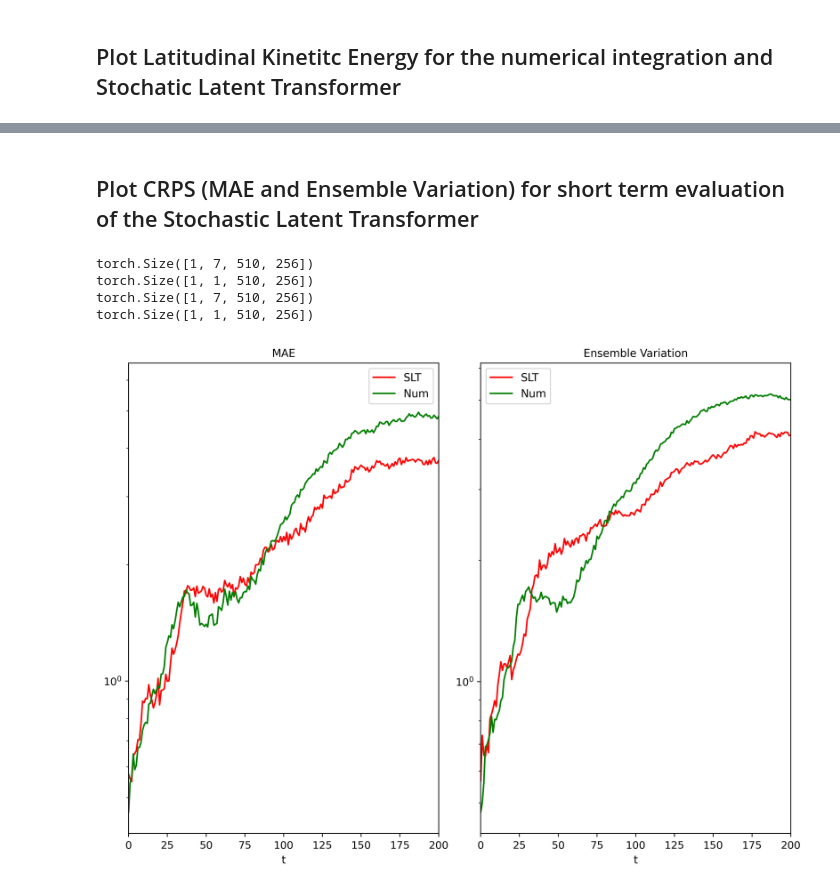
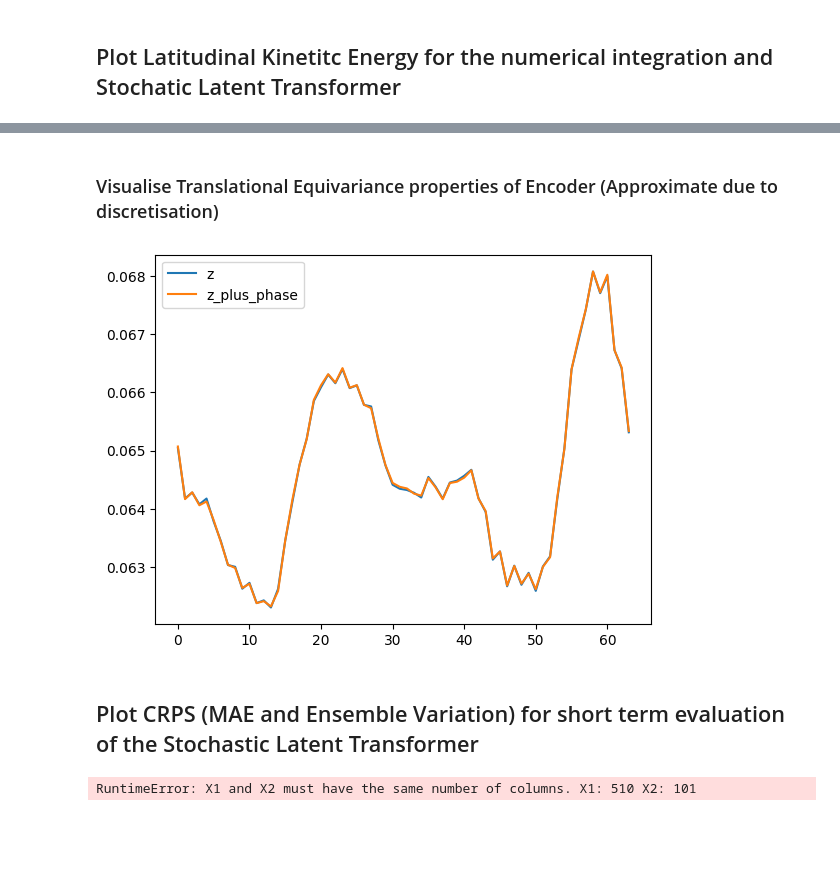
Before and after one commit to Ira-Shokar/Stochastic_Latent_Transformer, a Jupyter notebook: notebooks/evaluation.ipynb, the cells around one changed output, grey strips where cells are left out. Cells and saved outputs as stored; diff of their text form; code cells hidden in the pictures; blank space fills up the shorter version.

```diff
--- a/notebooks/evaluation.ipynb
+++ b/notebooks/evaluation.ipynb
@@ -79,33 +98,41 @@ plt.xlim(0, 500)
+# %% [markdown]
+### Visualise Translational Equivariance properties of Encoder (Approximate due to discretisation)
 # %%
-truth_ens = utils.truth_ensemble(1, 100, 1, 100)
+truth_ens = utils.truth_ensemble(1, 100, 1, 100).to('cuda')
 
 def shift_phase(z):
 
     z   = torch.fft.rfft(z, norm='ortho')
     N = z.size(-1)
-    k = torch.linspace(-(N-1)//2, (N-1)//2, N)
+    k = torch.linspace(-(N-1)//2, (N-1)//2, N).to(z.device)
     k = torch.cat((k[(N-1)//2:], k[:(N-1)//2]))
     phi = torch.angle(z[...,1])
     phi = torch.einsum('i,k->ik', phi, k)
     z   = z * torch.exp(-1j*phi)
     z   = torch.fft.irfft(z, norm='ortho')
     return z
 
-a = AE.Encoder(truth_ens[0, 0].unsqueeze(0))[0]
-b = AE.Encoder(torch.roll(truth_ens[0, 0], 128).unsqueeze(0))[0]
+shift_by      = 16
+shift_by_in_z = int(shift_by * LATENT_DIM / 256)
 
-a = shift_phase(AE.Encoder(truth_ens[0, 0].unsqueeze(0)))[0]
-b = shift_phase(AE.Encoder(torch.roll(truth_ens[0, 0], 24).unsqueeze(0)))[0]
+with torch.no_grad():
+    a = AE.Encoder(truth_ens[0, 0].unsqueeze(0))[0]
+    b = AE.Encoder(torch.roll(truth_ens[0, 0], shift_by).unsqueeze(0))[0]
 
-plt.plot(a.detach().numpy(), label='z_')
-plt.plot(b.detach().numpy(), label='z__')
+    a = shift_phase(AE.Encoder(truth_ens[0, 0].unsqueeze(0)))[0]
+    b = shift_phase(AE.Encoder(torch.roll(truth_ens[0, 0], shift_by_in_z).unsqueeze(0)))[0]
+
+plt.plot(a.cpu().numpy(), label='z')
+plt.plot(b.cpu().numpy(), label='z_plus_phase')
 plt.legend()
 plt.show()
+# %% [output]
+[figure, added]
 # %% [markdown]
 ## Plot CRPS (MAE and Ensemble Variation) for short term evaluation of the Stochastic Latent Transformer
 # %%
-crps_ , mse_ , rep_       = utils.CRPS(preds_ens[1:], truth_ens[0])
-crps_t, mse_t, rep_t      = utils.CRPS(truth_ens[1:], truth_ens[0])
+crps_ , mse_ , rep_       = utils.CRPS(preds_ens[1:].transpose(-1, -2), truth_ens[0].transpose(-1, -2))
+crps_t, mse_t, rep_t      = utils.CRPS(truth_ens[1:].transpose(-1, -2), truth_ens[0].transpose(-1, -2))
 
 #mosaic = """ab
 #        cd"""
@@ -166,8 +193,4 @@ for label, ax in axs.items():
 
 plt.show()
 # %% [output]
-torch.Size([1, 7, 510, 256])
-torch.Size([1, 1, 510, 256])
-torch.Size([1, 7, 510, 256])
-torch.Size([1, 1, 510, 256])
+RuntimeError: X1 and X2 must have the same number of columns. X1: 510 X2: 101
-[figure, removed]
```
Also changed, not shown: parts of 10 cells of this notebook, 14 other files.
